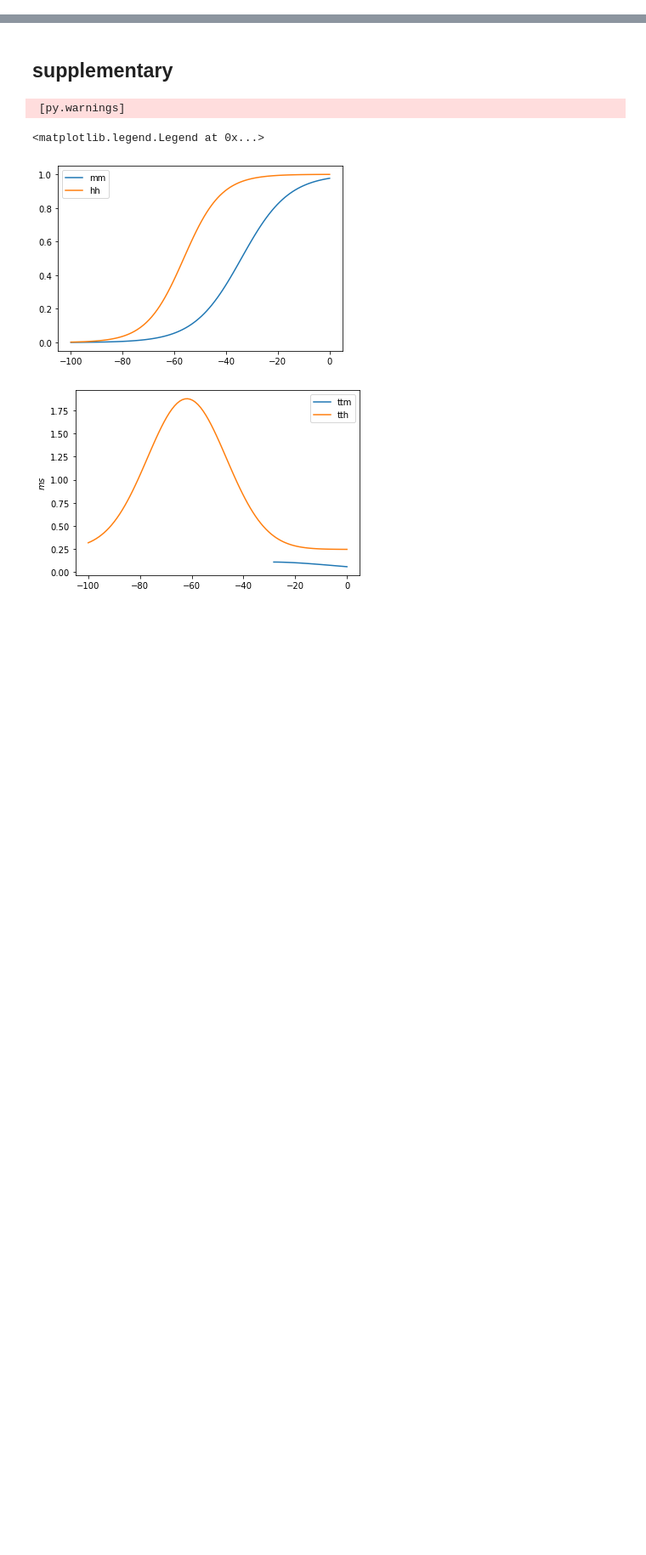
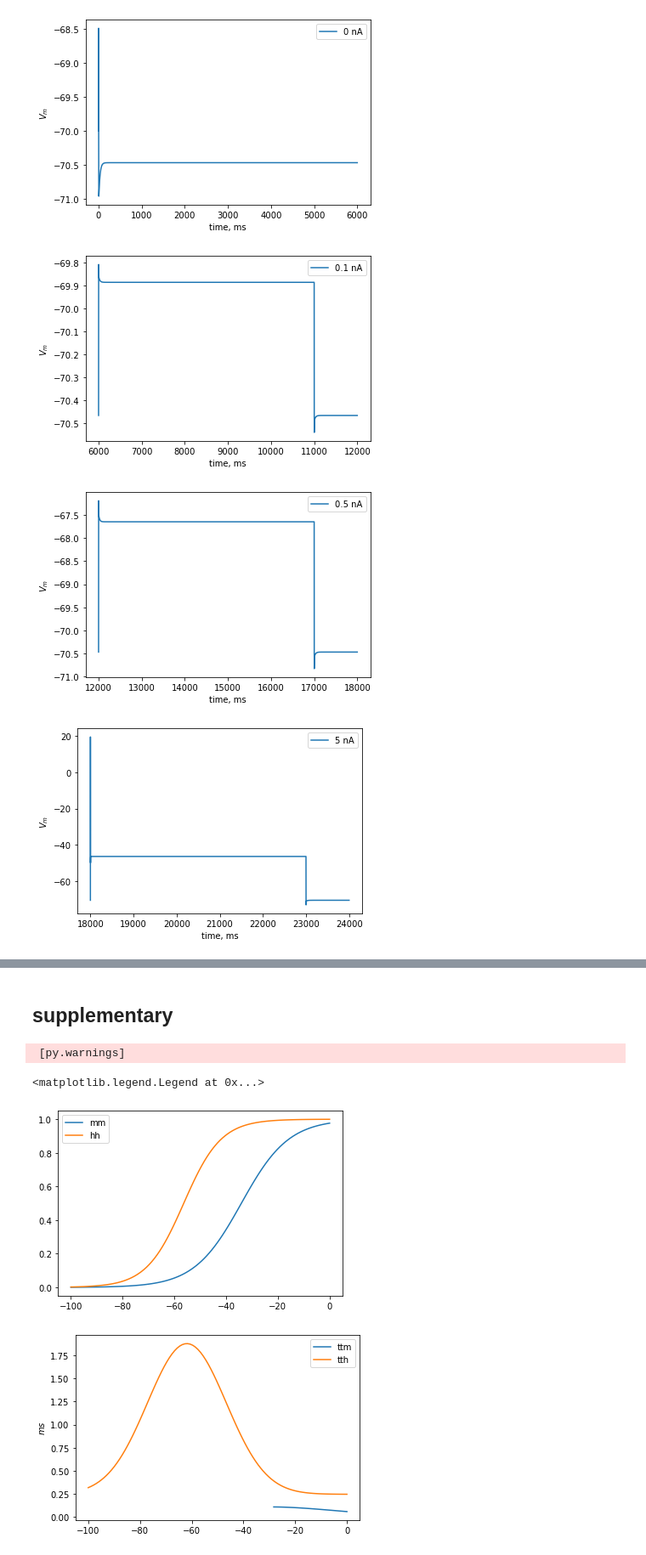
Before and after one commit to shcecter/nocimod, a Jupyter notebook: kovalksy_reprod.ipynb, the cells around one changed output, grey strips where cells are left out. Shown: that part at 85% size. Cells and saved outputs as stored; diff of their text form; code cells hidden in the pictures; blank space fills up the shorter version.

```diff
--- a/kovalksy_reprod.ipynb
+++ b/kovalksy_reprod.ipynb
@@ -117,3 +121,21 @@ Wall time: 7min 41s
+# %%
+currs = [0, .1, .5, 5]
+monshape = mon.t.shape[0]
+simlen = monshape // 4
+
+for cur_n in range(4):
+    start = cur_n*simlen
+    stop = start + simlen - 1
+    figure()
+    plot(mon.t[start:stop]/ms, mon.v[0][start:stop]/mV, label=f"{currs[cur_n]} nA")
+    legend()
+    xlabel("time, ms")
+    ylabel("$V_m$")
+# %% [output]
+[figure, added]
+[figure, added]
+[figure, added]
+[figure, added]
 # %%
 title("$m_{l1\infinity}$")
 plot(mon.t/ms, mon.m_l1_inf[0])
```
Also changed, not shown: parts of 8 cells of this notebook.
